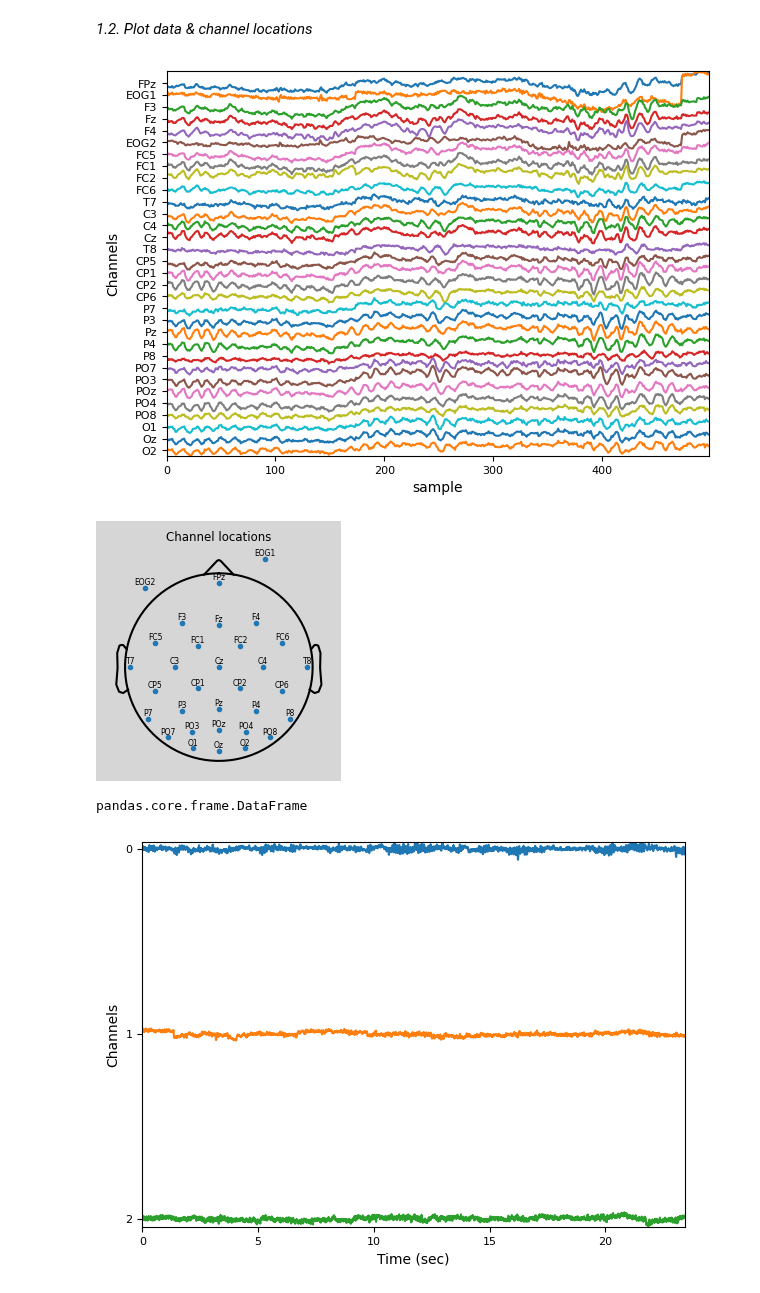
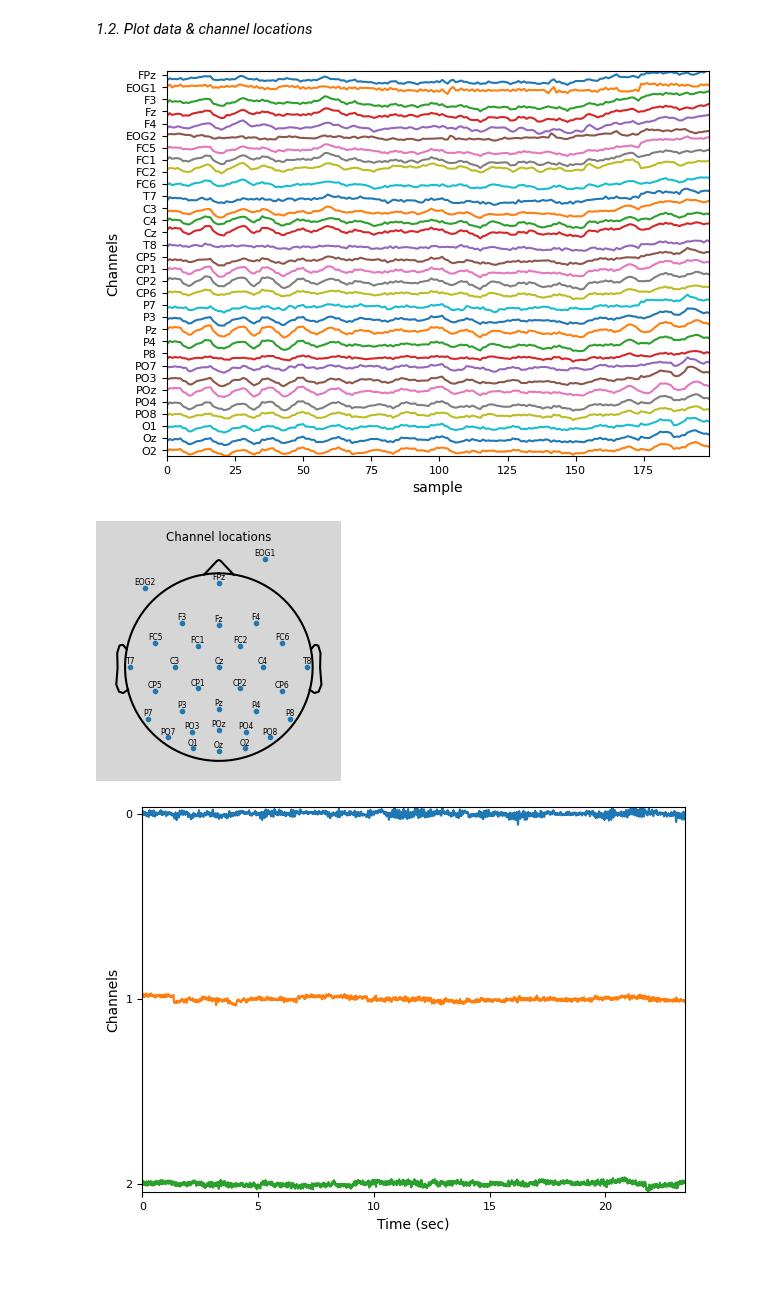
Before and after one commit to RezaSaadatyar/EEG-Lab, a Jupyter notebook: Code/App1_EEG.ipynb, the cells around one changed output. Saved outputs shown, nothing was run; the diff lists cells and outputs as text; code cells hidden in the pictures.

```diff
--- a/Code/App1_EEG.ipynb
+++ b/Code/App1_EEG.ipynb
@@ -150,16 +157,12 @@ data, channels = Prepare_data(data, channels)
 *1.2. Plot data & channel locations*
 # %%
 first_point = 0
-last_point = 500
+last_point = 200
 plot_data(data, first_point, last_point,channels, Fs=None, normalize_data='off')
 channel_locations(Th, Rd, channels)
 # %% [output]
-[figure, old version]
+[figure, new version]
 [figure]
-# %%
-type(data)
-# %% [output]
-pandas.core.frame.DataFrame
 # %%
 transformer = decomposition.FastICA(n_components=32, whiten='unit-variance', random_state=42)
 X_transformed = transformer.fit_transform(data)
```
Also changed, not shown: parts of 3 cells of this notebook.
